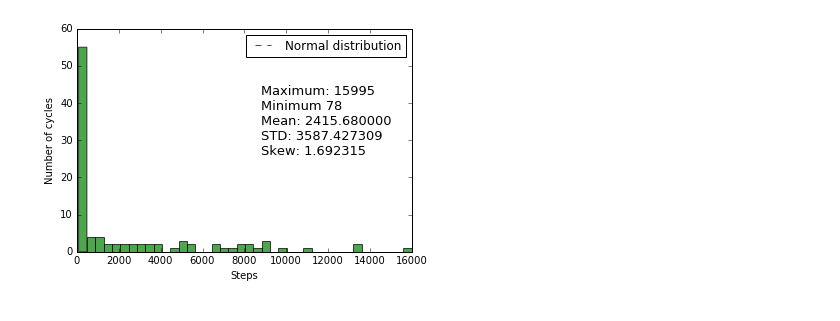
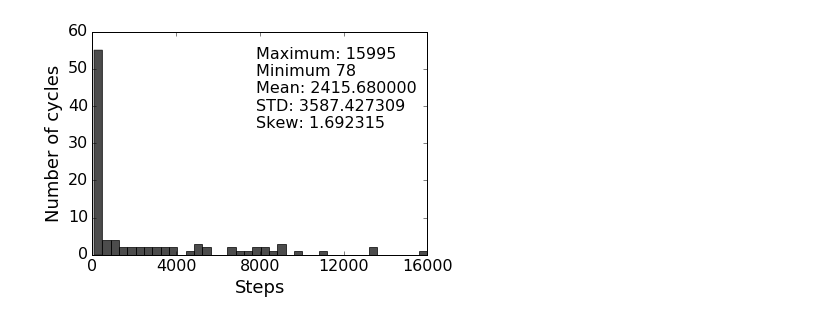
Before and after one commit to Zhuikov/predator-prey, a Jupyter notebook: notebooks/Experiment_5.ipynb, the cells around one changed output. Saved outputs shown, nothing was run; the diff lists cells and outputs as text; code cells hidden in the pictures.

```diff
--- a/notebooks/Experiment_5.ipynb
+++ b/notebooks/Experiment_5.ipynb
@@ -73,28 +75,30 @@ skew2 = st.skew(steps2)
 # %%
 import matplotlib.mlab as mlab
 import matplotlib.pyplot as plt
 %matplotlib inline
 
 
 #plt.figure(figsize=(10, 10))
-n, bins, patches = plt.hist(steps2, 40, color="green", alpha=0.7)
+n, bins, patches = plt.hist(steps2, 40, color="black", alpha=0.7)
 
-norm_pdf = mlab.normpdf(bins, mu2, sigma2)
+#norm_pdf = mlab.normpdf(bins, mu2, sigma2)
 
-plt.text(8800,45,"Maximum: %i\nMinimum %i\nMean: %f\nSTD: %f\nSkew: %f" % (max(steps2), min(steps2), mu2, sigma2, skew2),
-         size=13, rotation=0,
+plt.text(7800,56,"Maximum: %i\nMinimum %i\nMean: %f\nSTD: %f\nSkew: %f" % (max(steps2), min(steps2), mu2, sigma2, skew2),
+         size=16, rotation=0,
          ha="left", va="top")
 
-plt.plot(bins, norm_pdf, "r--", label="Normal distribution")
-plt.ylabel("Number of cycles")
-plt.xlabel("Steps")
-plt.legend()
+#plt.plot(bins, norm_pdf, "r--", label="Normal distribution")
+plt.ylabel("Number of cycles", fontsize=18)
+plt.xlabel("Steps", fontsize=18)
+#plt.legend()
+plt.yticks(fontsize=16)
+plt.xticks([0,4000,8000,12000, 16000], fontsize=16)
 plt.draw()
 plt.show()
 
 # print("Maximum: %i" % (max(steps2)))
 # print("Minimum: %i" % (min(steps2)))
 # print("STD: %f" % (sigma2))
 # print("Mean: %f" % (mu2))
 # %% [output]
-[figure, old version]
+[figure, new version]
```
Also changed, not shown: parts of 1 cell of this notebook, 3 other files.
